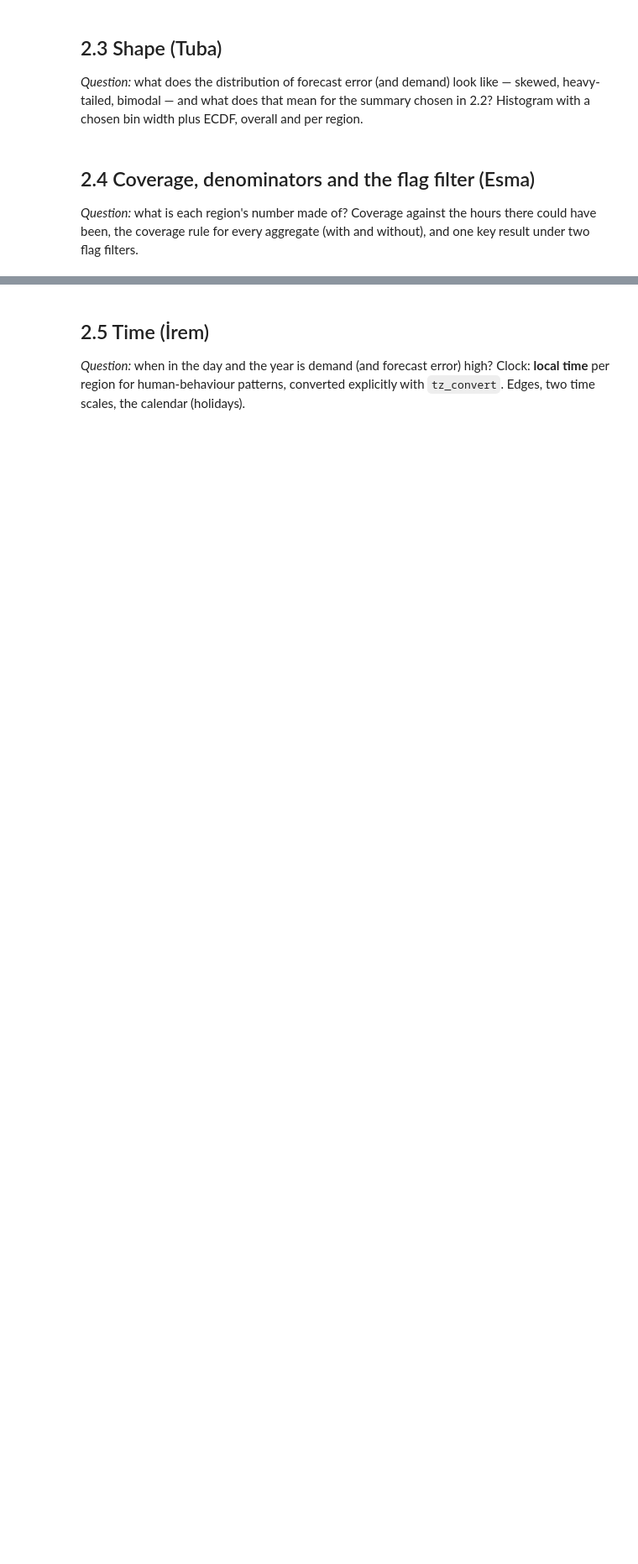
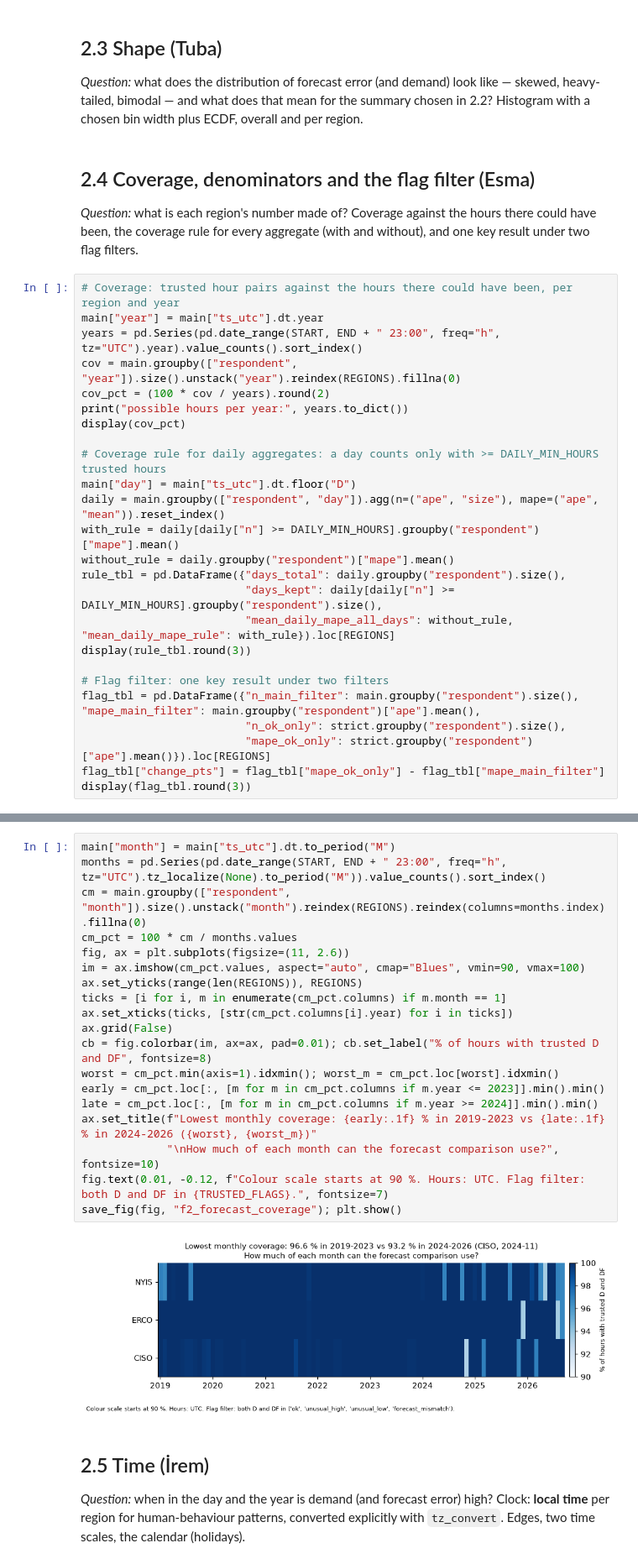
Before and after one commit to se-230717018/electricity-demand-weather-pipeline, a Jupyter notebook: notebooks/m4_eda.ipynb, the cells around one changed output, grey strips where cells are left out. Shown at 84% size. Saved outputs shown, nothing was run; the diff lists cells and outputs as text; blank space fills up the shorter version.

```diff
--- a/notebooks/m4_eda.ipynb
+++ b/notebooks/m4_eda.ipynb
@@ -67,3 +153,28 @@ what does that mean for the summary chosen in 2.2? Histogram with a chosen bin w
 
 *Question:* what is each region's number made of? Coverage against the hours there could have been, the coverage rule
 for every aggregate (with and without), and one key result under two flag filters.
+# %%
+# Coverage: trusted hour pairs against the hours there could have been, per region and year
+main["year"] = main["ts_utc"].dt.year
+years = pd.Series(pd.date_range(START, END + " 23:00", freq="h", tz="UTC").year).value_counts().sort_index()
+cov = main.groupby(["respondent", "year"]).size().unstack("year").reindex(REGIONS).fillna(0)
+cov_pct = (100 * cov / years).round(2)
+print("possible hours per year:", years.to_dict())
+display(cov_pct)
+
+# Coverage rule for daily aggregates: a day counts only with >= DAILY_MIN_HOURS trusted hours
+main["day"] = main["ts_utc"].dt.floor("D")
+daily = main.groupby(["respondent", "day"]).agg(n=("ape", "size"), mape=("ape", "mean")).reset_index()
+with_rule = daily[daily["n"] >= DAILY_MIN_HOURS].groupby("respondent")["mape"].mean()
+without_rule = daily.groupby("respondent")["mape"].mean()
+rule_tbl = pd.DataFrame({"days_total": daily.groupby("respondent").size(),
+                         "days_kept": daily[daily["n"] >= DAILY_MIN_HOURS].groupby("respondent").size(),
+                         "mean_daily_mape_all_days": without_rule, "mean_daily_mape_rule": with_rule}).loc[REGIONS]
+display(rule_tbl.round(3))
+
+# Flag filter: one key result under two filters
+flag_tbl = pd.DataFrame({"n_main_filter": main.groupby("respondent").size(), "mape_main_filter": main.groupby("respondent")["ape"].mean(),
+                         "n_ok_only": strict.groupby("respondent").size(),
+                         "mape_ok_only": strict.groupby("respondent")["ape"].mean()}).loc[REGIONS]
+flag_tbl["change_pts"] = flag_tbl["mape_ok_only"] - flag_tbl["mape_main_filter"]
+display(flag_tbl.round(3))
@@ -70,3 +198,24 @@ for every aggregate (with and without), and one key result under two flag filter
+# %%
+main["month"] = main["ts_utc"].dt.to_period("M")
+months = pd.Series(pd.date_range(START, END + " 23:00", freq="h", tz="UTC").tz_localize(None).to_period("M")).value_counts().sort_index()
+cm = main.groupby(["respondent", "month"]).size().unstack("month").reindex(REGIONS).reindex(columns=months.index).fillna(0)
+cm_pct = 100 * cm / months.values
+fig, ax = plt.subplots(figsize=(11, 2.6))
+im = ax.imshow(cm_pct.values, aspect="auto", cmap="Blues", vmin=90, vmax=100)
+ax.set_yticks(range(len(REGIONS)), REGIONS)
+ticks = [i for i, m in enumerate(cm_pct.columns) if m.month == 1]
+ax.set_xticks(ticks, [str(cm_pct.columns[i].year) for i in ticks])
+ax.grid(False)
+cb = fig.colorbar(im, ax=ax, pad=0.01); cb.set_label("% of hours with trusted D and DF", fontsize=8)
+worst = cm_pct.min(axis=1).idxmin(); worst_m = cm_pct.loc[worst].idxmin()
+early = cm_pct.loc[:, [m for m in cm_pct.columns if m.year <= 2023]].min().min()
+late = cm_pct.loc[:, [m for m in cm_pct.columns if m.year >= 2024]].min().min()
+ax.set_title(f"Lowest monthly coverage: {early:.1f} % in 2019-2023 vs {late:.1f} % in 2024-2026 ({worst}, {worst_m})"
+             "\nHow much of each month can the forecast comparison use?", fontsize=10)
+fig.text(0.01, -0.12, f"Colour scale starts at 90 %. Hours: UTC. Flag filter: both D and DF in {TRUSTED_FLAGS}.", fontsize=7)
+save_fig(fig, "f2_forecast_coverage"); plt.show()
+# %% [output]
+[figure, added]
 # %% [markdown]
 ## 2.5 Time (İrem)
 
```
Also changed, not shown: parts of 6 cells of this notebook, 2 other files.
